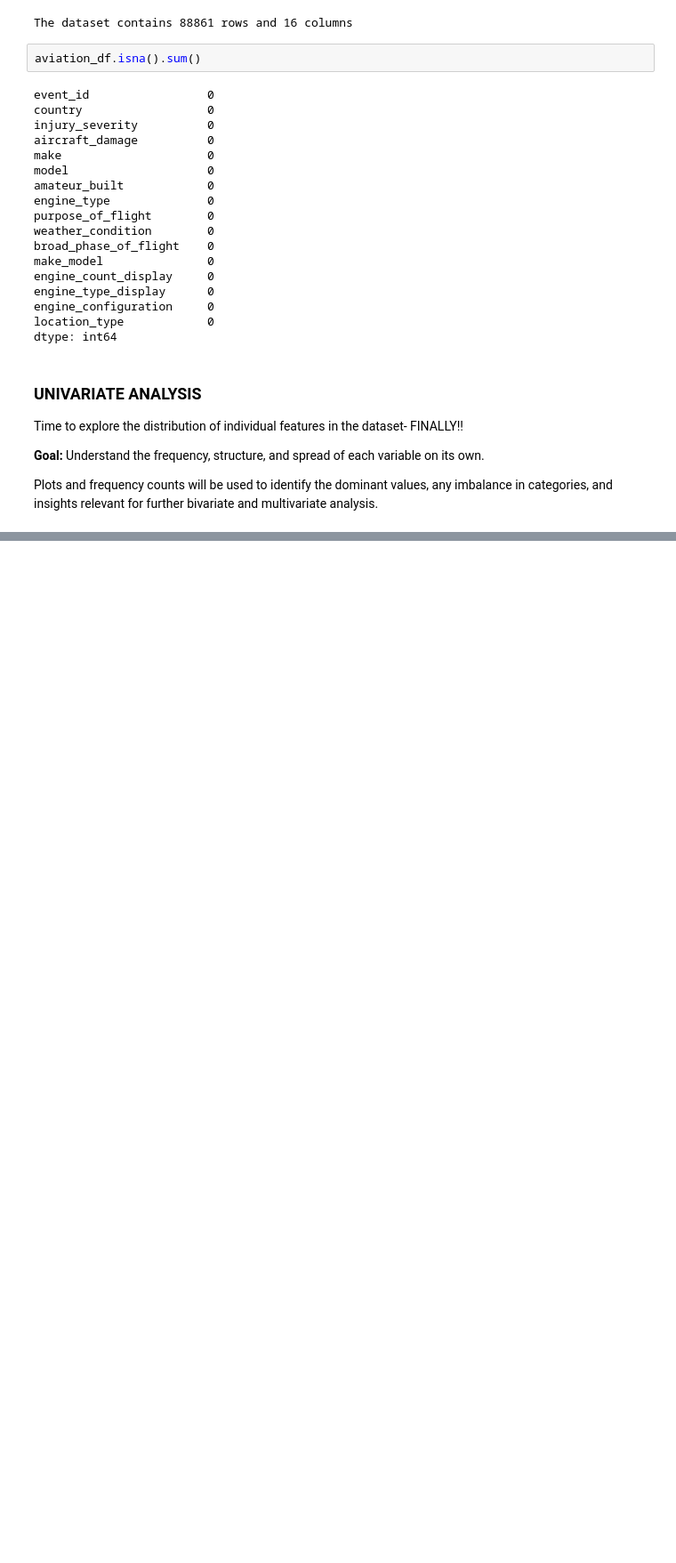
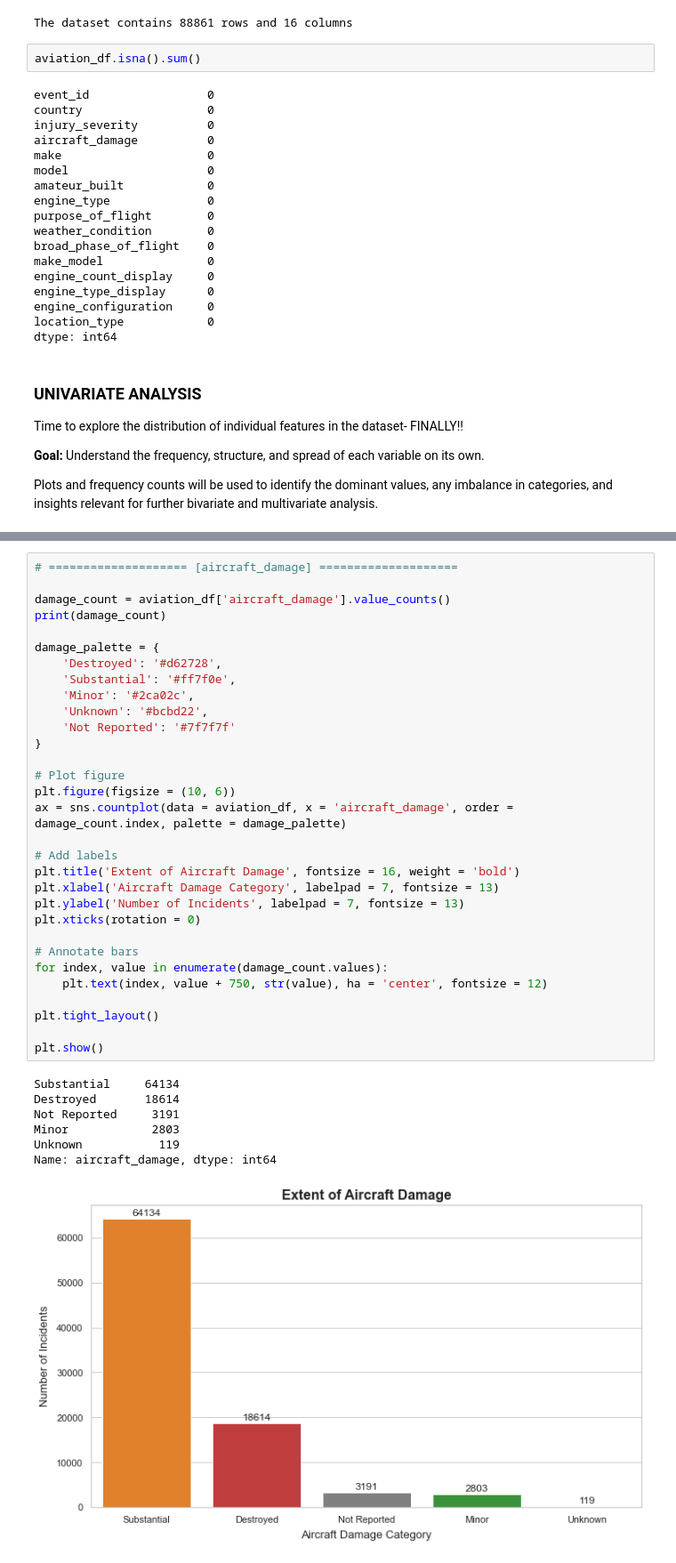
Before and after one commit to Vain-Guy/Capstone-Project-Moringa, a Jupyter notebook: notebook.ipynb, the cells around one changed output, grey strips where cells are left out. Shown at 89% size. Drawn from its saved outputs; the diff is of its cells as text; blank space fills up the shorter version.

```diff
--- a/notebook.ipynb
+++ b/notebook.ipynb
@@ -1210,0 +1255,39 @@ plt.show()
+# %%
+# ==================== [aircraft_damage] ====================
+
+damage_count = aviation_df['aircraft_damage'].value_counts()
+print(damage_count)
+
+damage_palette = {
+    'Destroyed': '#d62728',
+    'Substantial': '#ff7f0e',
+    'Minor': '#2ca02c',
+    'Unknown': '#bcbd22',
+    'Not Reported': '#7f7f7f'
+}
+
+# Plot figure
+plt.figure(figsize = (10, 6))
+ax = sns.countplot(data = aviation_df, x = 'aircraft_damage', order = damage_count.index, palette = damage_palette)
+
+# Add labels
+plt.title('Extent of Aircraft Damage', fontsize = 16, weight = 'bold')
+plt.xlabel('Aircraft Damage Category', labelpad = 7, fontsize = 13)
+plt.ylabel('Number of Incidents', labelpad = 7, fontsize = 13)
+plt.xticks(rotation = 0)
+
+# Annotate bars
+for index, value in enumerate(damage_count.values):
+    plt.text(index, value + 750, str(value), ha = 'center', fontsize = 12)
+
+plt.tight_layout()
+
+plt.show()
+# %% [output]
+Substantial     64134
+Destroyed       18614
+Not Reported     3191
+Minor            2803
+Unknown           119
+Name: aircraft_damage, dtype: int64
+[figure, added]
```
Also changed, not shown: parts of 35 cells of this notebook.
